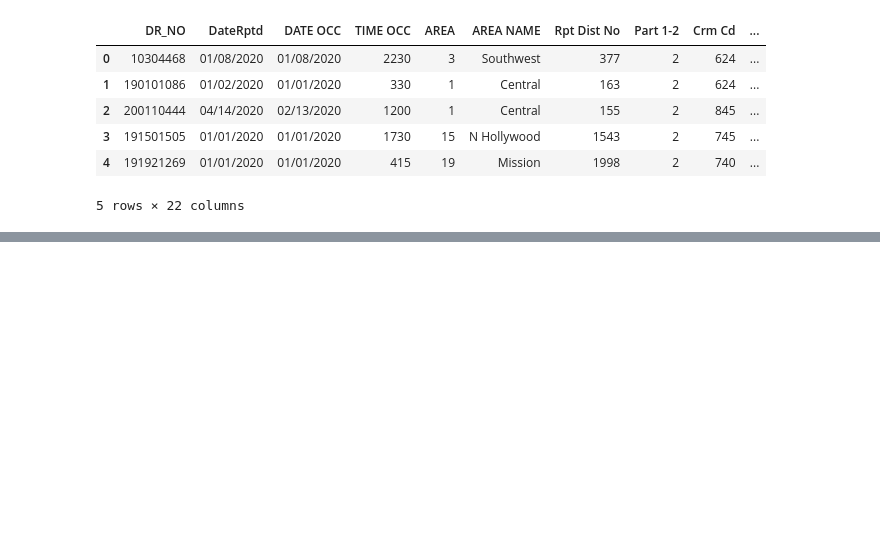
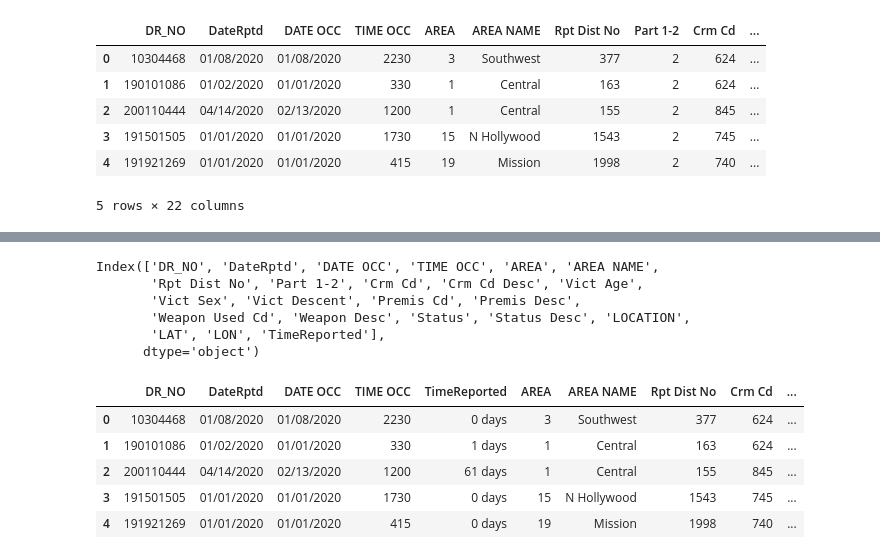
Before and after one commit to 2Pako/LACrimeDataFrom2020toPresent, a Jupyter notebook: LACrimeDataFrom2020toPresent.ipynb, the cells around one changed output, grey strips where cells are left out. Cells and saved outputs as stored; diff of their text form; code cells hidden in the pictures; blank space fills up the shorter version.

```diff
--- a/LACrimeDataFrom2020toPresent.ipynb
+++ b/LACrimeDataFrom2020toPresent.ipynb
@@ -214,0 +237,3 @@ DFNAN.to_csv('CleanCrimeDatafrom2020toPresent.CSV')
+# %%
+DateR= pd.to_datetime(DateReported)
+DateR.info()
@@ -214,0 +249,5 @@ DFNAN.to_csv('CleanCrimeDatafrom2020toPresent.CSV')
+# %%
+DateO= pd.to_datetime(DateOCC)
+# %%
+TimeDate = DateR - DateO
+TimeDate.head()
@@ -214,0 +271,25 @@ DFNAN.to_csv('CleanCrimeDatafrom2020toPresent.CSV')
+# %%
+DFNAN["TimeReported"] = TimeDate # adding the column to the dataset
+# %%
+DFNAN.columns
+# %% [output]
+Index(['DR_NO', 'DateRptd', 'DATE OCC', 'TIME OCC', 'AREA', 'AREA NAME',
+       'Rpt Dist No', 'Part 1-2', 'Crm Cd', 'Crm Cd Desc', 'Vict Age',
+       'Vict Sex', 'Vict Descent', 'Premis Cd', 'Premis Desc',
+       'Weapon Used Cd', 'Weapon Desc', 'Status', 'Status Desc', 'LOCATION',
+       'LAT', 'LON', 'TimeReported'],
+      dtype='object')
+# %%
+DfReorg = DFNAN.loc[:,['DR_NO','DateRptd','DATE OCC','TIME OCC','TimeReported','AREA', 'AREA NAME',
+       'Rpt Dist No', 'Crm Cd', 'Crm Cd Desc', 'Vict Age',
+       'Vict Sex', 'Vict Descent', 'Premis Cd', 'Premis Desc',
+       'Weapon Used Cd', 'Weapon Desc', 'LOCATION',
+       'LAT', 'LON']]  # Also Dropped some columns not needed
+DfReorg.head()
+# %% [output]
+|  | DR_NO | DateRptd | DATE OCC | TIME OCC | TimeReported | AREA | AREA NAME | Rpt Dist No | Crm Cd | ... |
+| 0 | 10304468 | 01/08/2020 | 01/08/2020 | 2230 | 0 days | 3 | Southwest | 377 | 624 | ... |
+| 1 | 190101086 | 01/02/2020 | 01/01/2020 | 330 | 1 days | 1 | Central | 163 | 624 | ... |
+| 2 | 200110444 | 04/14/2020 | 02/13/2020 | 1200 | 61 days | 1 | Central | 155 | 845 | ... |
+| 3 | 191501505 | 01/01/2020 | 01/01/2020 | 1730 | 0 days | 15 | N Hollywood | 1543 | 745 | ... |
+| 4 | 191921269 | 01/01/2020 | 01/01/2020 | 415 | 0 days | 19 | Mission | 1998 | 740 | ... |
```
Also changed, not shown: parts of 19 cells of this notebook.
